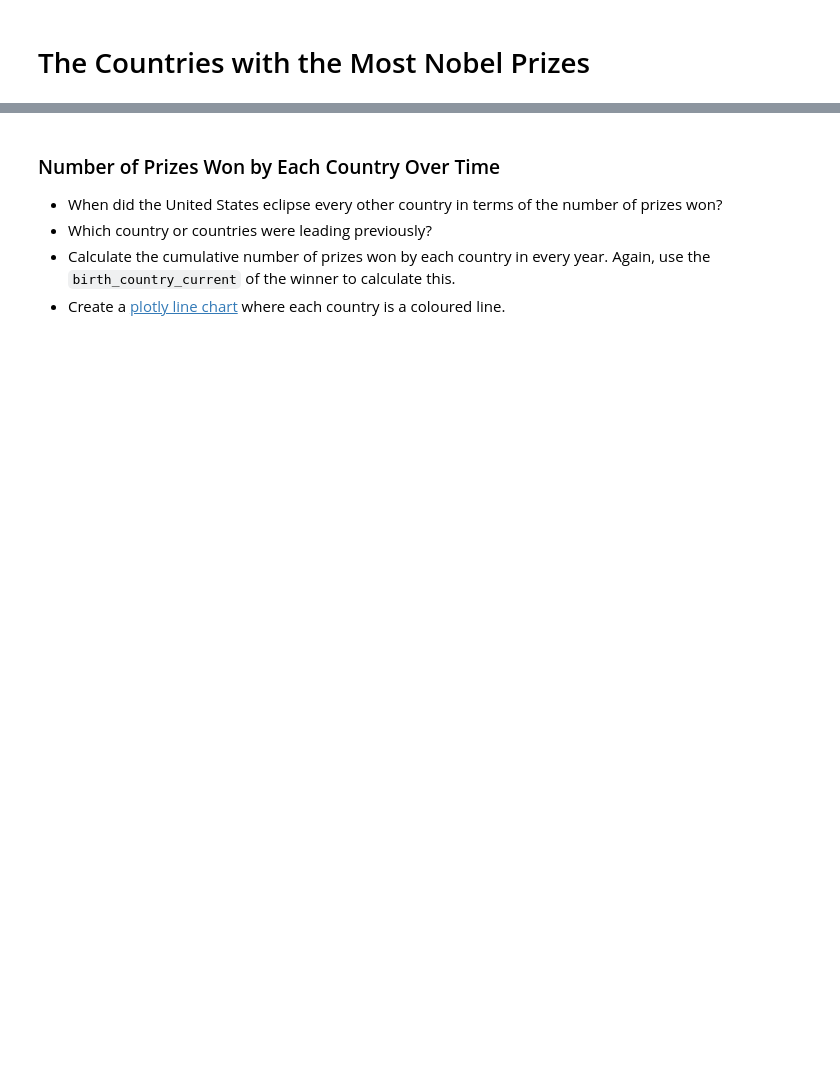
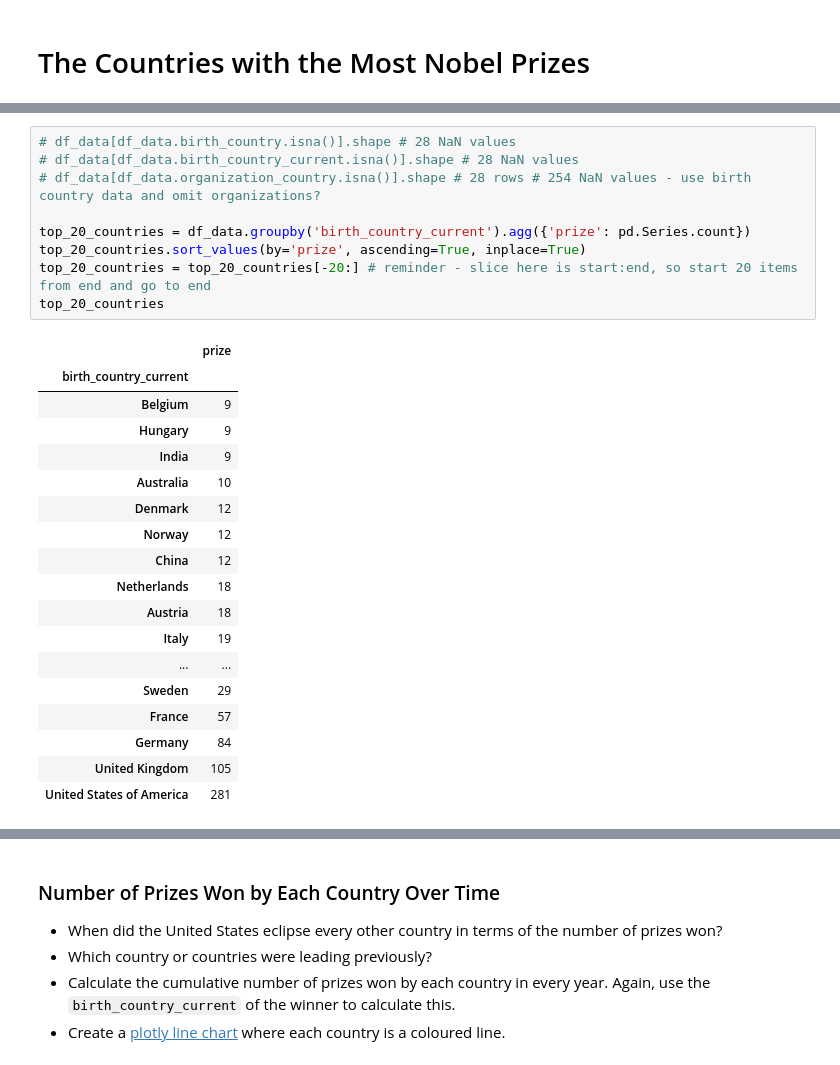
Before and after one commit to bluescreenlife/100-days-of-code, a Jupyter notebook: day_79_nobel_prize_data/Nobel_Prize_Analysis_(start).ipynb, the cells around one changed output, grey strips where cells are left out. Drawn from its saved outputs; the diff is of its cells as text; blank space fills up the shorter version.

Commit message:
add vizualizations for prizes by country

```diff
--- a/day_79_nobel_prize_data/Nobel_Prize_Analysis_(start).ipynb
+++ b/day_79_nobel_prize_data/Nobel_Prize_Analysis_(start).ipynb
@@ -459,0 +473,28 @@ plt.show()
+# %%
+# df_data[df_data.birth_country.isna()].shape # 28 NaN values
+# df_data[df_data.birth_country_current.isna()].shape # 28 NaN values
+# df_data[df_data.organization_country.isna()].shape # 28 rows # 254 NaN values - use birth country data and omit organizations?
+
+top_20_countries = df_data.groupby('birth_country_current').agg({'prize': pd.Series.count})
+top_20_countries.sort_values(by='prize', ascending=True, inplace=True)
+top_20_countries = top_20_countries[-20:] # reminder - slice here is start:end, so start 20 items from end and go to end
+top_20_countries
+# %% [output]
+|  | prize |
+| birth_country_current |  |
+| Belgium | 9 |
+| Hungary | 9 |
+| India | 9 |
+| Australia | 10 |
+| Denmark | 12 |
+| Norway | 12 |
+| China | 12 |
+| Netherlands | 18 |
+| Austria | 18 |
+| Italy | 19 |
+| ... | ... |
+| Sweden | 29 |
+| France | 57 |
+| Germany | 84 |
+| United Kingdom | 105 |
+| United States of America | 281 |
```
Also changed, not shown: parts of 8 cells of this notebook.
